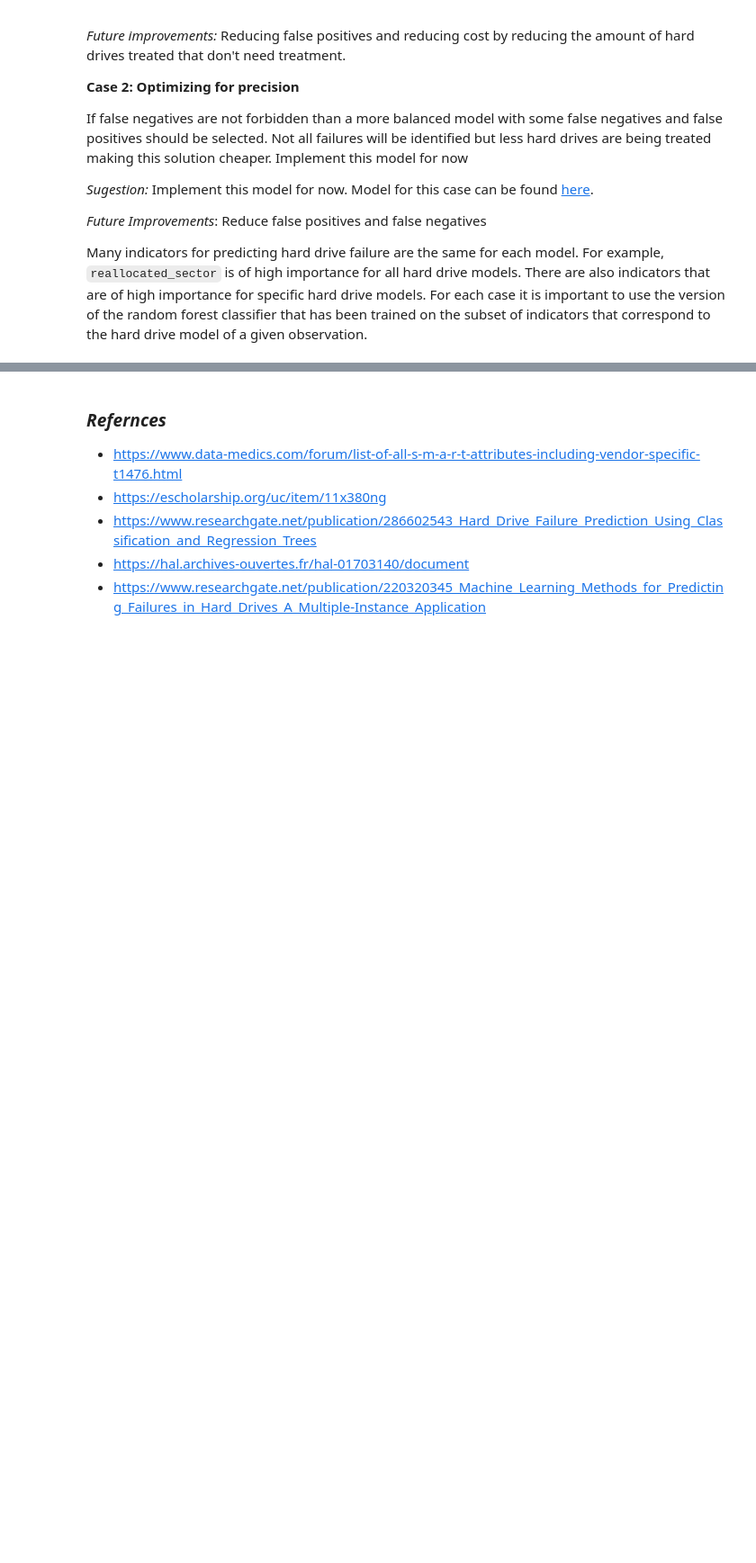
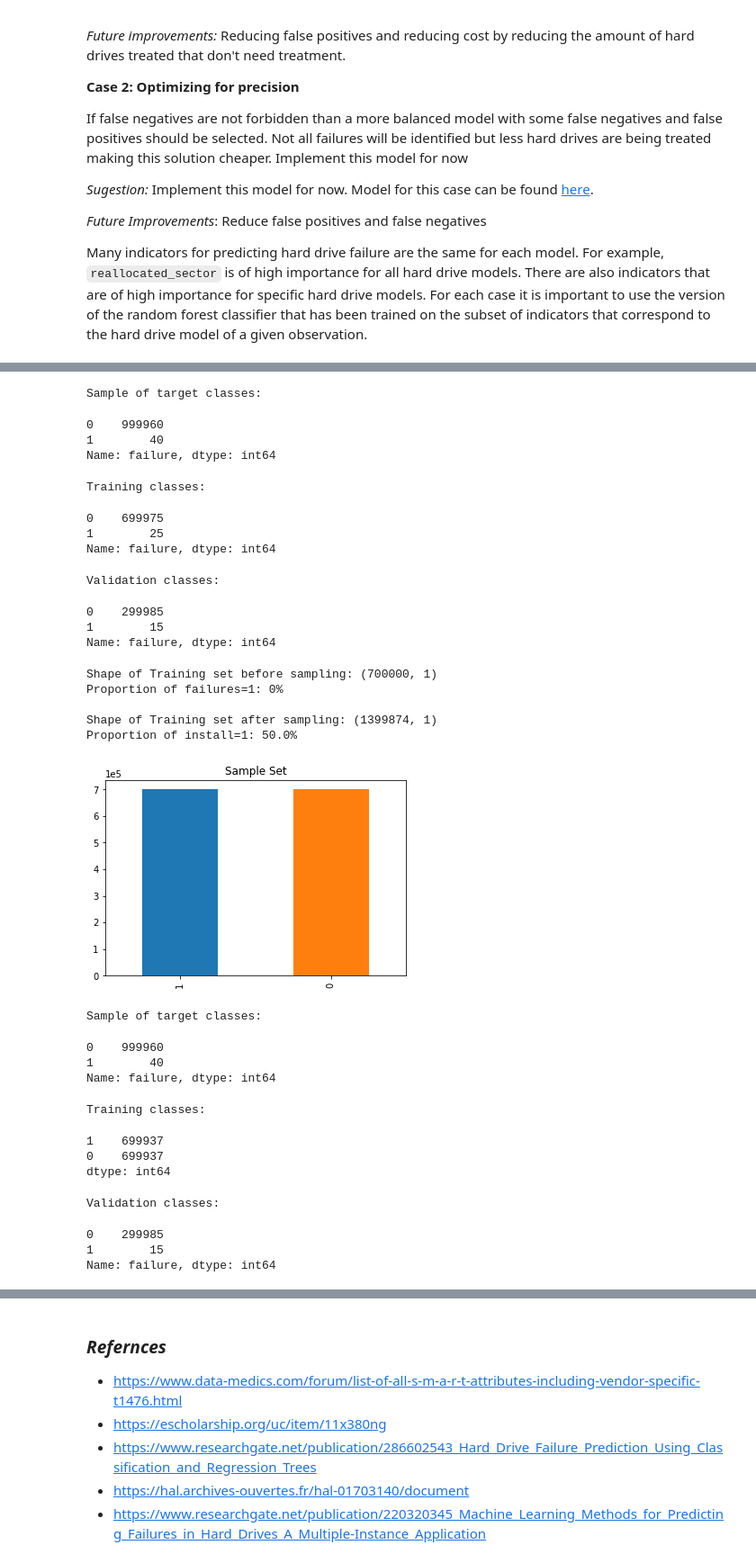
Before and after one commit to TeddTech/Predicting_Hard_Drive_Failures, a Jupyter notebook: Data_Science_Case_Study_-_Hard_Drives.ipynb, the cells around one changed output, grey strips where cells are left out. Shown at 90% size. Drawn from its saved outputs; the diff is of its cells as text; code cells hidden in the pictures; blank space fills up the shorter version.

```diff
--- a/Data_Science_Case_Study_-_Hard_Drives.ipynb
+++ b/Data_Science_Case_Study_-_Hard_Drives.ipynb
@@ -1804,0 +2128,70 @@ Note: Another approach could be using `reallocated_sector` and `timestamp` or ju
+# %%
+from imblearn.combine import SMOTETomek
+smt = SMOTETomek()
+
+d = df.sample(1000000)
+Xtrain, X_valid, ytrain, y_valid = train_test_split(d.drop(columns=['failure']), d.failure, test_size=0.30)
+
+print('Sample of target classes:')
+display(d.failure.value_counts())
+print('Training classes:')
+display(ytrain.value_counts())
+print('Validation classes:')
+display(y_valid.value_counts())
+
+################
+
+
+print('Shape of Training set before sampling:', Xtrain.shape)
+print('Proportion of failures=1:', str(round(np.mean(ytrain)*100)) + '%')
+print('')
+col = Xtrain.columns
+
+Xtrain, ytrain = smt.fit_sample(Xtrain, ytrain)
+
+Xtrain = pd.DataFrame(Xtrain, columns=col)
+print('Shape of Training set after sampling:', Xtrain.shape)
+print('Proportion of install=1:', str(np.mean(ytrain)*100) + '%')
+
+pd.Series(ytrain).value_counts().plot(kind='bar', title='Count (target)', stacked=True)
+plt.title("Sample Set")
+plt.ticklabel_format(style='sci', axis='y', scilimits=(0,0))
+plt.show()
+
+print('Sample of target classes:')
+display(d.failure.value_counts())
+print('Training classes:')
+display(pd.Series(ytrain).value_counts())
+print('Validation classes:')
+display(y_valid.value_counts())
+# %% [output]
+Sample of target classes:
+0    999960
+1        40
+Name: failure, dtype: int64
+Training classes:
+0    699975
+1        25
+Name: failure, dtype: int64
+Validation classes:
+0    299985
+1        15
+Name: failure, dtype: int64
+Shape of Training set before sampling: (700000, 1)
+Proportion of failures=1: 0%
+
+Shape of Training set after sampling: (1399874, 1)
+Proportion of install=1: 50.0%
+[figure, added]
+Sample of target classes:
+0    999960
+1        40
+Name: failure, dtype: int64
+Training classes:
+1    699937
+0    699937
+dtype: int64
+Validation classes:
+0    299985
+1        15
+Name: failure, dtype: int64
```
Also changed, not shown: parts of 42 cells of this notebook.
